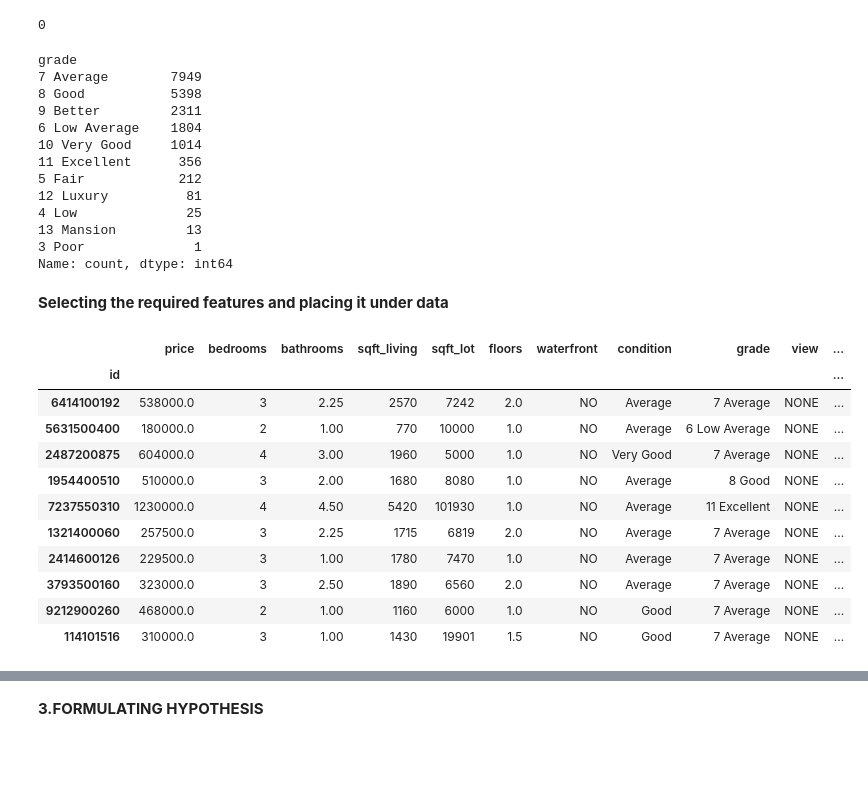
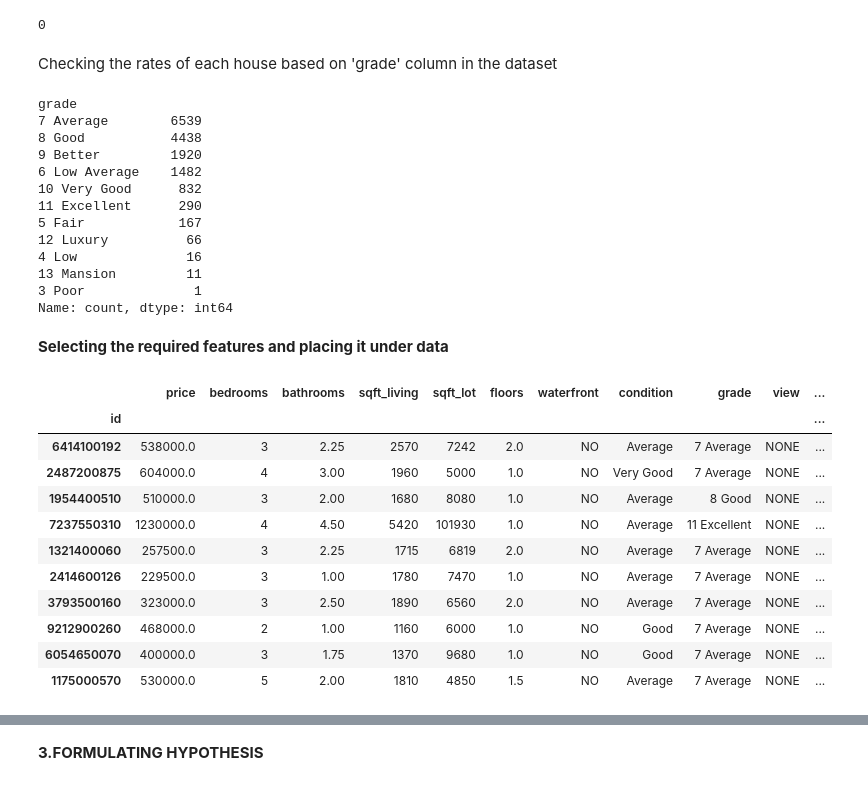
Before and after one commit to lynnndero/Phase-2-project---linear-regression, a Jupyter notebook: student.ipynb, the cells around one changed output, grey strips where cells are left out. Saved outputs shown, nothing was run; the diff lists cells and outputs as text; code cells hidden in the pictures; blank space fills up the shorter version.

```diff
--- a/student.ipynb
+++ b/student.ipynb
@@ -114,2 +109,0 @@ Filling the missing values in column 'yr_renovated' with the median of the colum
-# %%
-data['yr_renovated'].fillna(data['yr_renovated'].median(), inplace = True)
@@ -116,5 +128,7 @@ data['yr_renovated'].fillna(data['yr_renovated'].median(), inplace = True)
 # %% [markdown]
 Dropping missing values
+# %%
+data.dropna(subset = 'yr_renovated', inplace = True)
 # %%
 #Dropping waterfront rows with missing values
 data.dropna(subset = 'waterfront', inplace = True)
@@ -167,32 +181,33 @@ Checking for duplicates
 data.duplicated().sum()
 # %% [output]
 0
+# %% [markdown]
+Checking the rates of each house based on 'grade' column in the dataset
 # %%
 data['grade'].value_counts()
 # %% [output]
 grade
-7 Average        7949
-8 Good           5398
-9 Better         2311
-6 Low Average    1804
-10 Very Good     1014
-11 Excellent      356
-5 Fair            212
-12 Luxury          81
-4 Low              25
-13 Mansion         13
+7 Average        6539
+8 Good           4438
+9 Better         1920
+6 Low Average    1482
+10 Very Good      832
+11 Excellent      290
+5 Fair            167
+12 Luxury          66
+4 Low              16
+13 Mansion         11
 3 Poor              1
 Name: count, dtype: int64
 # %% [markdown]
 **Selecting the required features and placing it under data**
 # %%
-data = data[['price','bedrooms','bathrooms','sqft_living','sqft_lot','floors','waterfront','condition','grade','view','date','yr_renovated']]
-data.head(10)
+data_needed = data[['price','bedrooms','bathrooms','sqft_living','sqft_lot','floors','waterfront','condition','grade','view','date','yr_renovated']]
+data_needed.head(10)
 # %% [output]
 |  | price | bedrooms | bathrooms | sqft_living | sqft_lot | floors | waterfront | condition | grade | view | ... |
 | id |  |  |  |  |  |  |  |  |  |  | ... |
 | 6414100192 | 538000.0 | 3 | 2.25 | 2570 | 7242 | 2.0 | NO | Average | 7 Average | NONE | ... |
-| 5631500400 | 180000.0 | 2 | 1.00 | 770 | 10000 | 1.0 | NO | Average | 6 Low Average | NONE | ... |
 | 2487200875 | 604000.0 | 4 | 3.00 | 1960 | 5000 | 1.0 | NO | Very Good | 7 Average | NONE | ... |
 | 1954400510 | 510000.0 | 3 | 2.00 | 1680 | 8080 | 1.0 | NO | Average | 8 Good | NONE | ... |
 | 7237550310 | 1230000.0 | 4 | 4.50 | 5420 | 101930 | 1.0 | NO | Average | 11 Excellent | NONE | ... |
@@ -200,4 +215,5 @@ data.head(10)
 | 2414600126 | 229500.0 | 3 | 1.00 | 1780 | 7470 | 1.0 | NO | Average | 7 Average | NONE | ... |
 | 3793500160 | 323000.0 | 3 | 2.50 | 1890 | 6560 | 2.0 | NO | Average | 7 Average | NONE | ... |
 | 9212900260 | 468000.0 | 2 | 1.00 | 1160 | 6000 | 1.0 | NO | Good | 7 Average | NONE | ... |
-| 114101516 | 310000.0 | 3 | 1.00 | 1430 | 19901 | 1.5 | NO | Good | 7 Average | NONE | ... |
+| 6054650070 | 400000.0 | 3 | 1.75 | 1370 | 9680 | 1.0 | NO | Good | 7 Average | NONE | ... |
+| 1175000570 | 530000.0 | 5 | 2.00 | 1810 | 4850 | 1.5 | NO | Average | 7 Average | NONE | ... |
```
Also changed, not shown: parts of 36 cells of this notebook.
